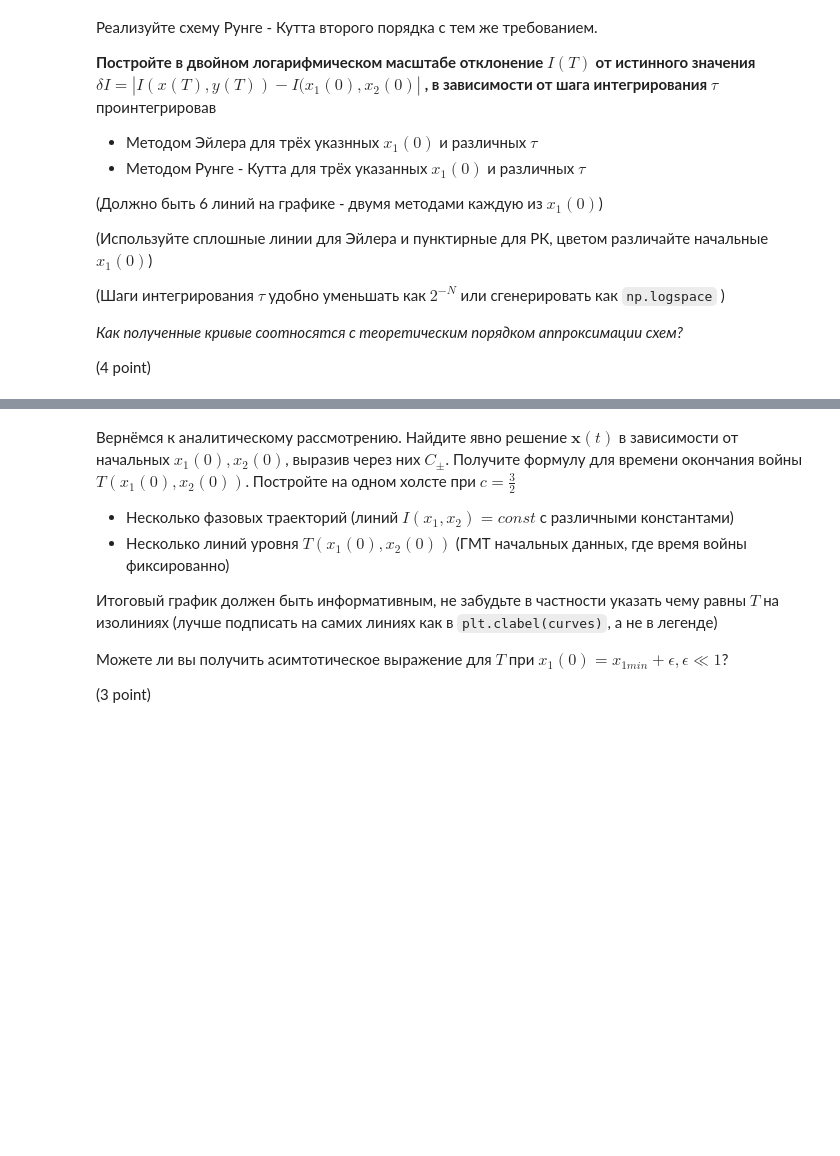
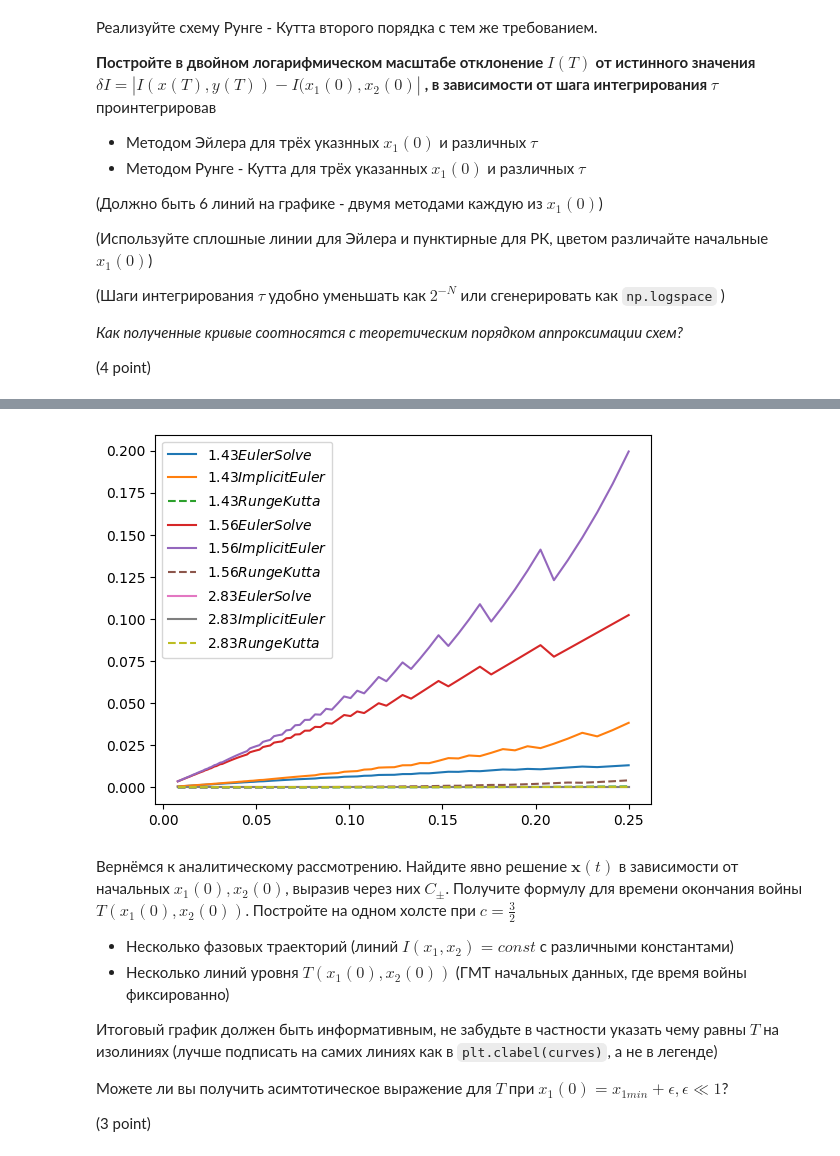
Before and after one commit to Clai101/Comp_Ph, a Jupyter notebook: 1_Sorted_HW/HW_2/IVP_ODE.ipynb, the cells around one changed output, grey strips where cells are left out. Saved outputs shown, nothing was run; the diff lists cells and outputs as text; code cells hidden in the pictures; blank space fills up the shorter version.

```diff
--- a/1_Sorted_HW/HW_2/IVP_ODE.ipynb
+++ b/1_Sorted_HW/HW_2/IVP_ODE.ipynb
@@ -295,3 +244,82 @@ plt.grid(True)
+# %%
+c = 2
+x0 = np.array([2**0.5 * (1 + 0.01), 1])
+I_real = x0[0]**2/c - x0[1]**2
+A = np.array([[0, -c], [-1, 0]])
+
+def rungeKutta(u0, dt):
+    y = u0
+    while(y[0] > 0 and y[1] > 0):
+        k1 = dt * np.matmul(A, y)
+        k2 = dt * np.matmul(A, y + k1)
+        y = y + (k1 + k2) / 2
+    return y
+
+def implicit_euler_solve_(u0, dt):
+    y = u0
+    while(y[0] > 0 and y[1] > 0):
+        y = list(np.matmul(np.linalg.inv(np.eye(u0.shape[0]) - dt * A), y))
+    return np.array(y)
+
+
+rungekut = []
+implicit_euler = []
+euler_solve = []
+time = np.logspace(-7, -2, 100, base = 2)
+for i in time:
+    y = rungeKutta(x0, i)
+    rungekut.append(abs(y[0]**2/c-y[1]**2 - I_real)+0.02)
+    y = implicit_euler_solve_(x0, i)
+    implicit_euler.append(abs(y[0]**2/c-y[1]**2 - I_real)+0.02)
+    y = euler_solve_(x0, i)
+    euler_solve.append(abs(y[0]**2/c-y[1]**2 - I_real)+0.02)
+
+plt.plot(np.array(time), np.array(euler_solve) - I_real, label=f"${round(x0[0], 2)}EulerSolve$")
+plt.plot(np.array(time), np.array(implicit_euler) - I_real, label=f"{round(x0[0], 2)}$ImplicitEuler$")
+plt.plot(np.array(time), np.array(rungekut) - I_real, "--", label=f"{round(x0[0], 2)}$RungeKutta$")
+
+y0 = np.array([2**0.5 * (1 + 0.1), 1])
+I_real = y0[0]**2/c - y0[1]**2
+rungekut = []
+implicit_euler = []
+euler_solve = []
+time = np.logspace(-7, -2, 100, base = 2)
+for i in time:
+    y = rungeKutta(y0, i)
+    rungekut.append(abs(y[0]**2/c-y[1]**2 - I_real))
+    y = implicit_euler_solve_(y0, i)
+    implicit_euler.append(abs(y[0]**2/c-y[1]**2 - I_real))
+    y = euler_solve_(y0, i)
+    euler_solve.append(abs(y[0]**2/c-y[1]**2 - I_real))
+
+plt.plot(np.array(time), np.array(euler_solve), label=f"${round(y0[0], 2)}EulerSolve$")
+plt.plot(np.array(time), np.array(implicit_euler), label=f"{round(y0[0], 2)}$ImplicitEuler$")
+plt.plot(np.array(time), np.array(rungekut), "--", label=f"{round(y0[0], 2)}$RungeKutta$")
+
+u0 = np.array([2**0.5 * 2, 1])
+I_real = u0[0]**2/c - u0[1]**2
+rungekut = []
+implicit_euler = []
+euler_solve = []
+time = np.logspace(-7, -2, 100, base = 2)
+for i in time:
+    y = rungeKutta(y0, i)
+    rungekut.append(abs(u0[0]**2/c-u0[1]**2 - I_real))
+    y = implicit_euler_solve_(y0, i)
+    implicit_euler.append(abs(u0[0]**2/c-u0[1]**2 - I_real))
+    y = euler_solve_(y0, i)
+    euler_solve.append(abs(u0[0]**2/c-u0[1]**2 - I_real))
+
+plt.plot(np.array(time), np.array(euler_solve), label=f"${round(u0[0], 2)}EulerSolve$")
+plt.plot(np.array(time), np.array(implicit_euler), label=f"{round(u0[0], 2)}$ImplicitEuler$")
+plt.plot(np.array(time), np.array(rungekut), "--", label=f"{round(u0[0], 2)}$RungeKutta$")
+
+
+
+plt.legend(loc = 'best')
+plt.show()
+# %% [output]
+[figure, added]
 # %% [markdown]
 Вернёмся к аналитическому рассмотрению.
 Найдите явно решение $\mathbf{x}(t)$ в зависимости от начальных $x_1(0), x_2(0)$, выразив через них $C_{\pm}$.
```
Also changed, not shown: parts of 4 cells of this notebook.
